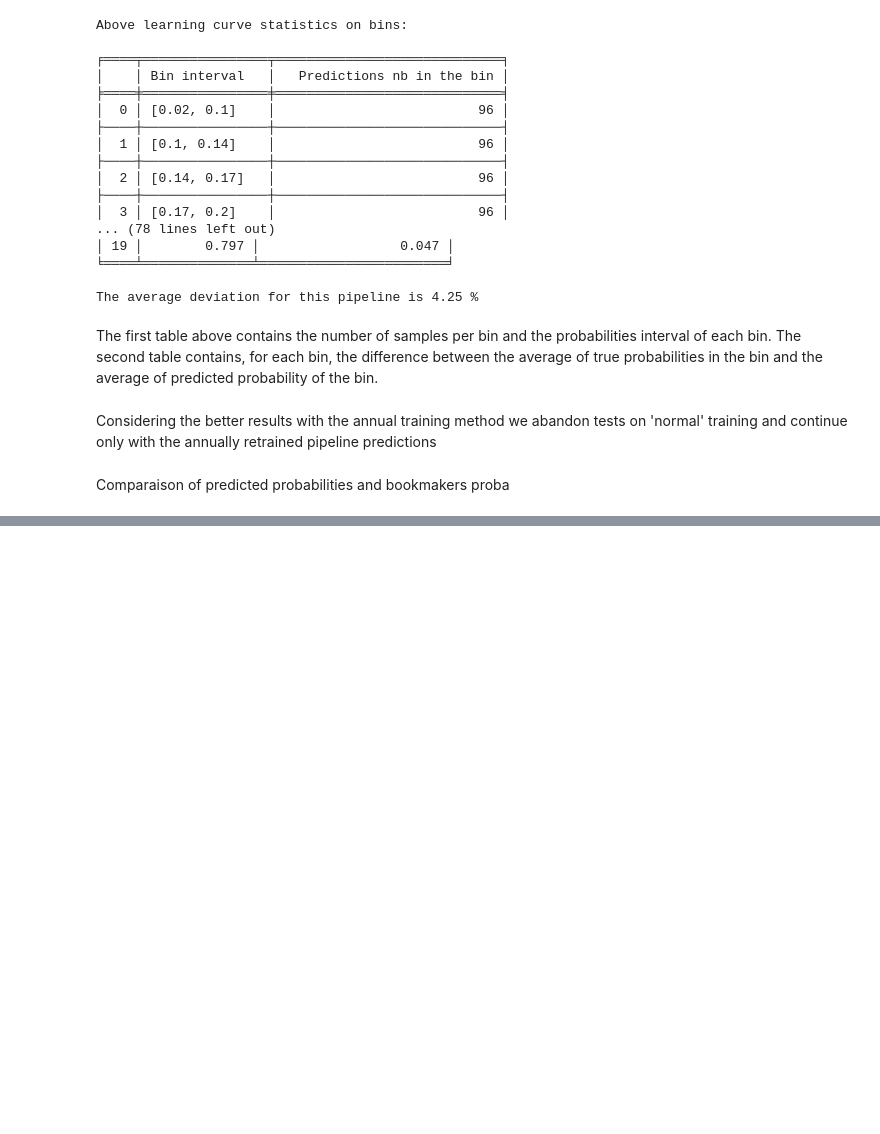
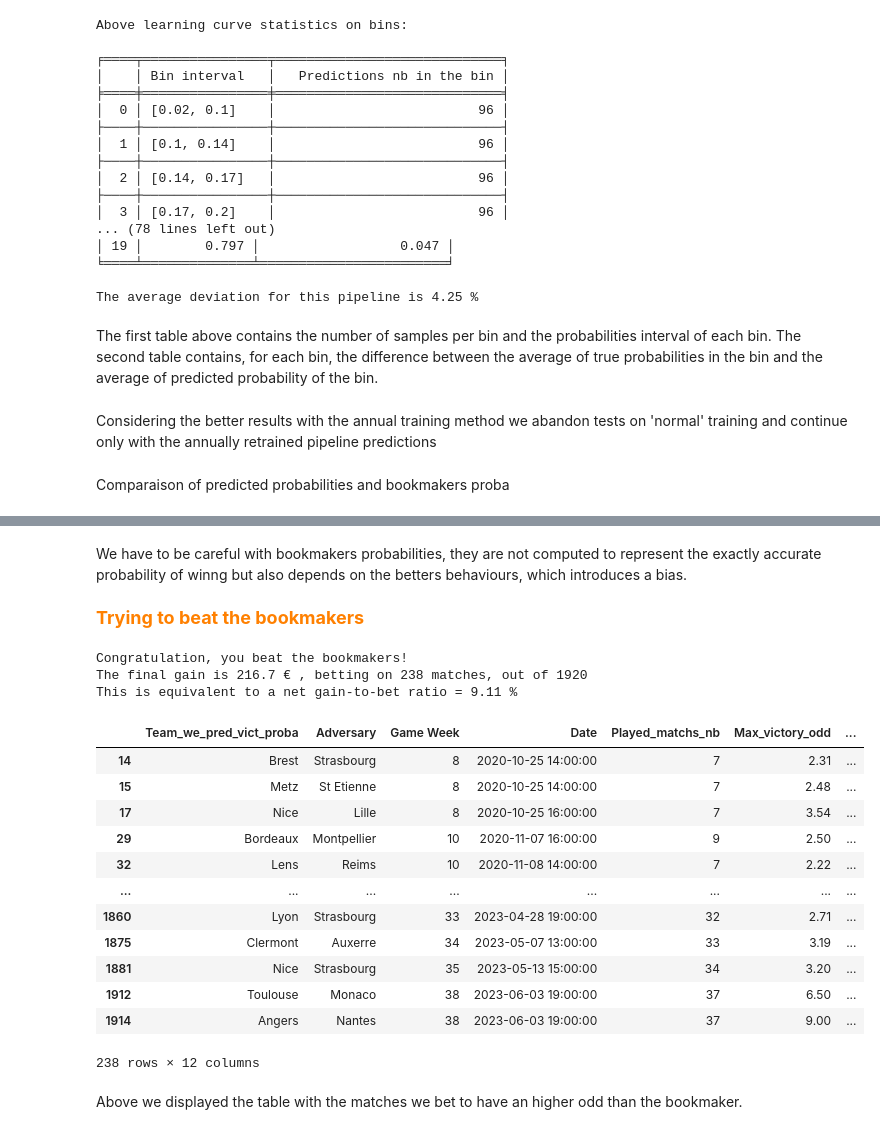
Before and after one commit to luc-polo/Football-probabilities-prediciton, a Jupyter notebook: notebooks/user_test.ipynb, the cells around one changed output, grey strips where cells are left out. Saved outputs shown, nothing was run; the diff lists cells and outputs as text; code cells hidden in the pictures; blank space fills up the shorter version.

```diff
--- a/notebooks/user_test.ipynb
+++ b/notebooks/user_test.ipynb
@@ -188,0 +179,16 @@ results.compare_pred_proba_and_odds_stats(odd_proba_pred_proba_compa_dataset)
+# %%
+# Compare personalised pipeline predicted proba and odds proba for annual retraining
+odd_proba_pred_proba_compa_dataset, preview_odd_proba_pred_proba_compa_dataset, odd_proba_pred_proba_compa_dataset_df = results.compare_pred_proba_and_odds(proba_pred_GW_training.copy() ,X_info_GW_training.copy())
+
+# Display a preview of comparaison table between proba predicted and bookmakers proba
+display(preview_odd_proba_pred_proba_compa_dataset)
+
+# Uncomment if you want to display the full comparaison table between proba predicted and bookmakers proba
+# display(odd_proba_pred_proba_compa_dataset)
+
+# Table presenting statistics of deviation between proba predicted and bookmakers proba
+results.compare_pred_proba_and_odds_stats(odd_proba_pred_proba_compa_dataset_df)
+
+
+# Table presenting the statistics of deviation between BEST proba predicted and bookmakers proba
+user_test.compare_best_pred_proba_and_odds_stats()
@@ -188,0 +212,51 @@ results.compare_pred_proba_and_odds_stats(odd_proba_pred_proba_compa_dataset)
+# %% [markdown]
+We have to be careful with bookmakers probabilities, they are not computed to represent the exactly accurate probability of winng but also depends on the betters behaviours, which introduces a bias.
+# %% [markdown]
+<span style="color:#FF8000;"> <strong> <font size="4"> Trying to beat the bookmakers
+# %%
+
+# Define your strategy parameters to try to beat the bookmakers with the model you built:
+
+# 1. Probability interval: The range of predicted probabilities to consider for betting. Low and high probabilities predictions are more prone to be biased as our model is less beformant on these interval
+proba_interval_0 = [0.05, 0.6] # TODO
+
+# 2. Minimum difference with odds probability: Minimum difference between predicted probability and the implied probability of odds
+min_diff_with_odd_proba_0 = 0.05  # TODO
+
+# 3. Game week interval: The range of game weeks to consider for betting (minimum 5). Before a certain number of matches we have less inoformation on teams statistics so our model is not performing well
+GW_interval_0 = [6, 37]  # TODO
+
+# 4. Bet amount: The amount of money to bet on each match
+bet_0 = 10  # TODO
+
+# Run the betting simulation with the chosen parameters
+results_dataset = results.betting_simulation(
+    compa_dataset=odd_proba_pred_proba_compa_dataset_df,
+    Y_0=Y_test_GW_training,
+    proba_interval_0=proba_interval_0,
+    min_diff_with_odd_proba_0=min_diff_with_odd_proba_0,
+    GW_interval_0=GW_interval_0,
+    bet_0=bet_0
+)
+
+# Display the results
+display(results_dataset)
+# %% [output]
+Congratulation, you beat the bookmakers!
+The final gain is 216.7 € , betting on 238 matches, out of 1920
+This is equivalent to a net gain-to-bet ratio = 9.11 %
+|  | Team_we_pred_vict_proba | Adversary | Game Week | Date | Played_matchs_nb | Max_victory_odd | ... |
+| 14 | Brest | Strasbourg | 8 | 2020-10-25 14:00:00 | 7 | 2.31 | ... |
+| 15 | Metz | St Etienne | 8 | 2020-10-25 14:00:00 | 7 | 2.48 | ... |
+| 17 | Nice | Lille | 8 | 2020-10-25 16:00:00 | 7 | 3.54 | ... |
+| 29 | Bordeaux | Montpellier | 10 | 2020-11-07 16:00:00 | 9 | 2.50 | ... |
+| 32 | Lens | Reims | 10 | 2020-11-08 14:00:00 | 7 | 2.22 | ... |
+| ... | ... | ... | ... | ... | ... | ... | ... |
+| 1860 | Lyon | Strasbourg | 33 | 2023-04-28 19:00:00 | 32 | 2.71 | ... |
+| 1875 | Clermont | Auxerre | 34 | 2023-05-07 13:00:00 | 33 | 3.19 | ... |
+| 1881 | Nice | Strasbourg | 35 | 2023-05-13 15:00:00 | 34 | 3.20 | ... |
+| 1912 | Toulouse | Monaco | 38 | 2023-06-03 19:00:00 | 37 | 6.50 | ... |
+| 1914 | Angers | Nantes | 38 | 2023-06-03 19:00:00 | 37 | 9.00 | ... |
+238 rows × 12 columns
+# %% [markdown]
+Above we displayed the table with the matches we bet to have an higher odd than the bookmaker.
```
Also changed, not shown: parts of 4 cells of this notebook, 2 other files.
